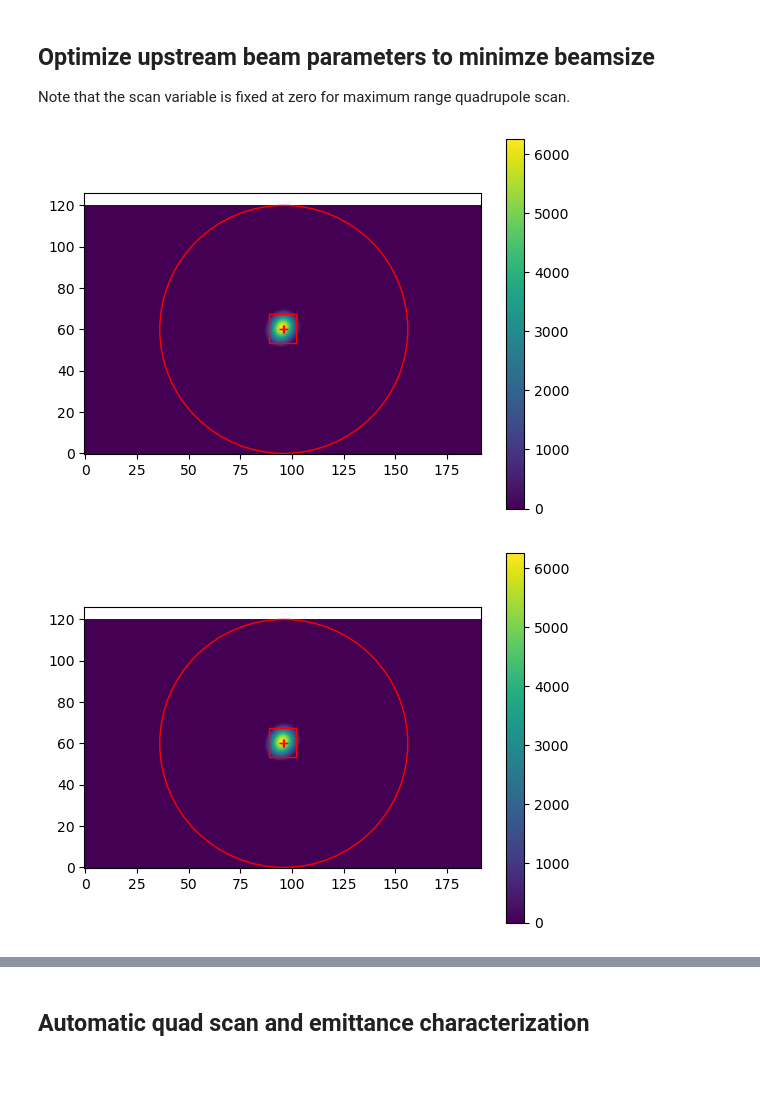
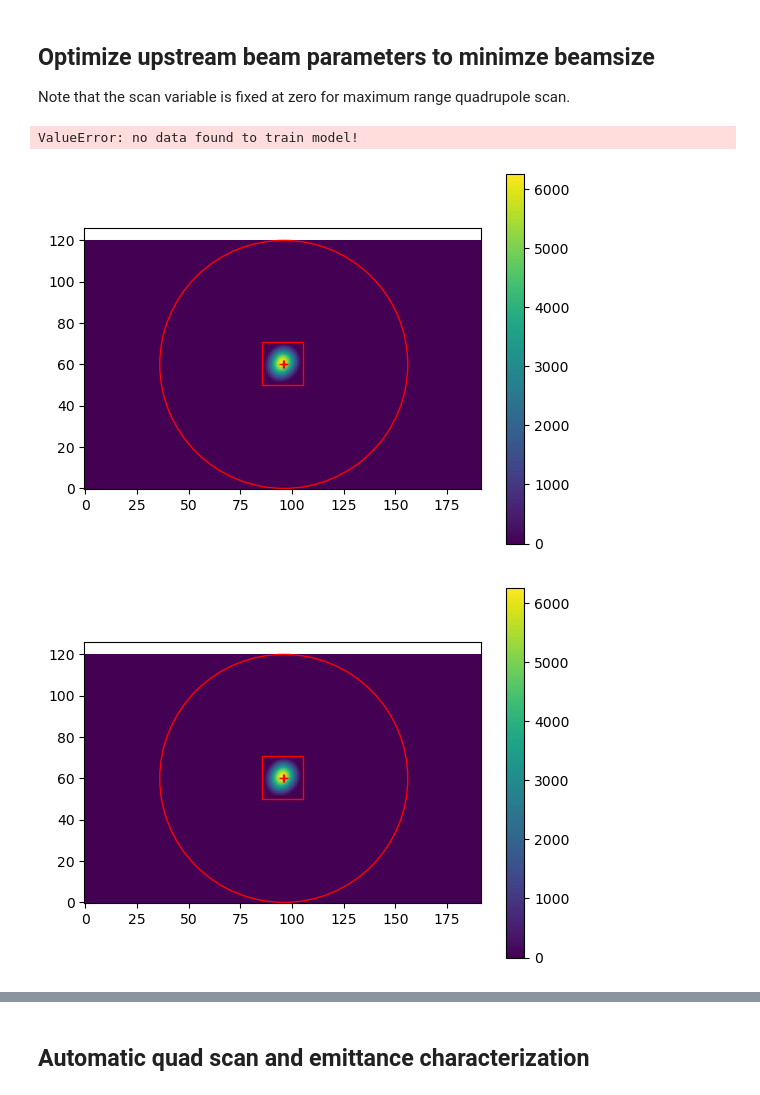
Before and after one commit to t-bz/SLAC_Xopt, a Jupyter notebook: lcls_ii/emittance/automatic_emittance/automatic_emittance_measurement.ipynb, the cells around one changed output, grey strips where cells are left out. Drawn from its saved outputs; the diff is of its cells as text; code cells hidden in the pictures.

Commit message:
add half width as option, refactor scripts

```diff
--- a/lcls_ii/emittance/automatic_emittance/automatic_emittance_measurement.ipynb
+++ b/lcls_ii/emittance/automatic_emittance/automatic_emittance_measurement.ipynb
@@ -45,6 +45,20 @@ PV_TO_INTEGRATED_GRADIENT = 1.0 # kG
 ROI = None
 THRESHOLD = 3000
 
+measurement_options = {
+    "screen": SCREEN_NAME,
+    "background": BACKGROUND_FILE,
+    "threshold": THRESHOLD,
+    "roi": ROI,
+    "bb_half_width": 3.0, # half width of the bounding box in terms of std
+    "visualize": True
+}
+
+image_constraints = {
+    "bb_penalty": ["LESS_THAN", 0.0],
+    "log10_total_intensity": ["GREATER_THAN", 4]
+}
+
 # define function to measure the total size on OTR4
 def eval_beamsize(input_dict):
     results = measure_beamsize(input_dict)
@@ -60,25 +74,16 @@ Note that the scan variable is fixed at zero for maximum range quadrupole scan.
 # %%
 opt_vocs = VOCS(
         variables = {ele: VARIABLE_RANGES[ele] for ele in TUNING_VARIABLES},
-        constants = {
-            SCAN_VARIABLE: 0.0,
-            "screen": SCREEN_NAME,
-            "background": BACKGROUND_FILE,
-            "threshold": THRESHOLD,
-            "roi": ROI,
-            "visualize": True
-        },
-        constraints = {
-            "bb_penalty": ["LESS_THAN", 0.0],
-            "log10_total_intensity": ["GREATER_THAN", 4]
-        },
+        constants = {SCAN_VARIABLE: 0.0} | measurement_options,
+        constraints = image_constraints,
         objectives = {"total_size": "MINIMIZE"}
 
     )
 
 opt_x = optimize_function(
     opt_vocs, eval_beamsize, n_iterations=1,
 )
 # %% [output]
+ValueError: no data found to train model!
-[figure, old version]
+[figure, new version]
-[figure, old version]
+[figure, new version]
```
Also changed, not shown: parts of 3 cells of this notebook, 2 other files.
